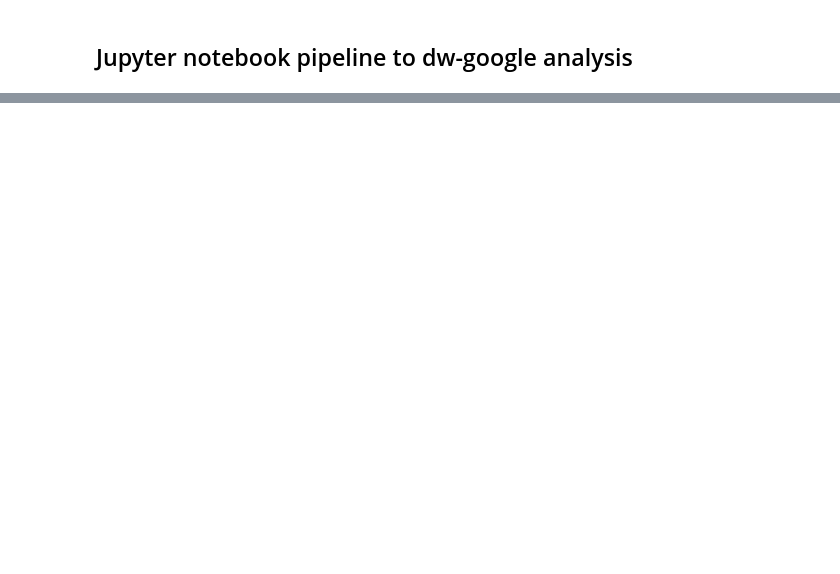
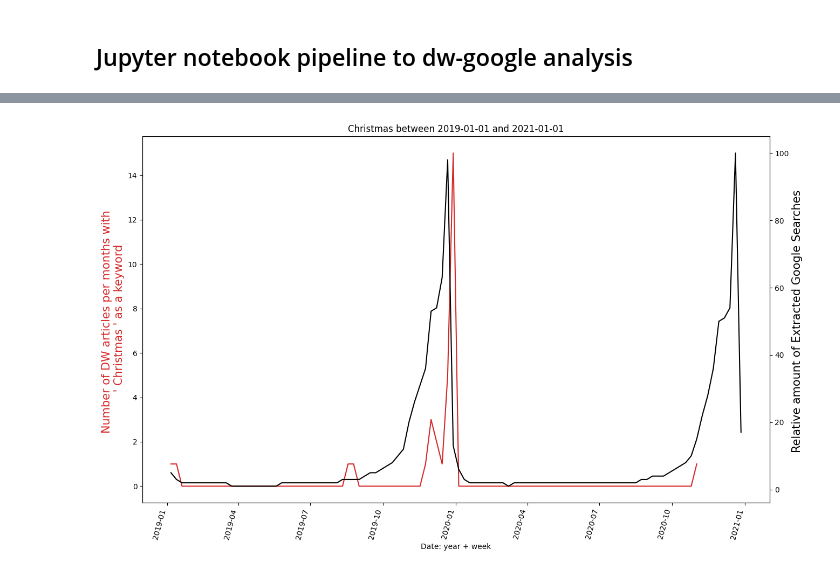
Before and after one commit to mariosakritas/NLP-methods-for-news-articles, a Jupyter notebook: notebooks/anya_dw_google_keyword_timeseries.ipynb, the cells around one changed output, grey strips where cells are left out. Cells and saved outputs as stored; diff of their text form; code cells hidden in the pictures; blank space fills up the shorter version.

```diff
--- a/notebooks/anya_dw_google_keyword_timeseries.ipynb
+++ b/notebooks/anya_dw_google_keyword_timeseries.ipynb
@@ -189,0 +200,18 @@ def get_dw_timeseries(df_clean, keyword, resolution = 'weekly', start_date = '20
+# %%
+def plot_timeseries_dw_google(input_keyword,x, y, x1, y1, xlabel='Date: year + week', dpi=100,fontsize=15):
+
+    fig,ax=plt.subplots(figsize=(15,10), dpi=dpi)
+    plt.gca().set(title= str(input_keyword)+' between '+start+' and '+ end, xlabel=xlabel)
+    ax.set_ylabel(ylabel='Number of DW articles per months with \n \' ' + input_keyword + ' \' as a keyword', color = 'tab:red',fontsize = fontsize)
+    ax2 = ax.twinx()
+    ax2.set_ylabel('Relative amount of Extracted Google Searches ', color = 'black', fontsize = fontsize)
+    ax.plot(x, y, color='tab:red')
+    ax2.plot(x1, y1, color='black')
+    fig.autofmt_xdate(rotation=75)
+
+    #ax.xticks(fontsize=6, rotation=60)
+    plt.show()
+
+plot_timeseries_dw_google(input_keyword, x=dw_mentions.index, y=dw_mentions, x1=google_df.index, y1=google_df )
+# %% [output]
+[figure, added]
```
Also changed, not shown: parts of 40 cells of this notebook.
